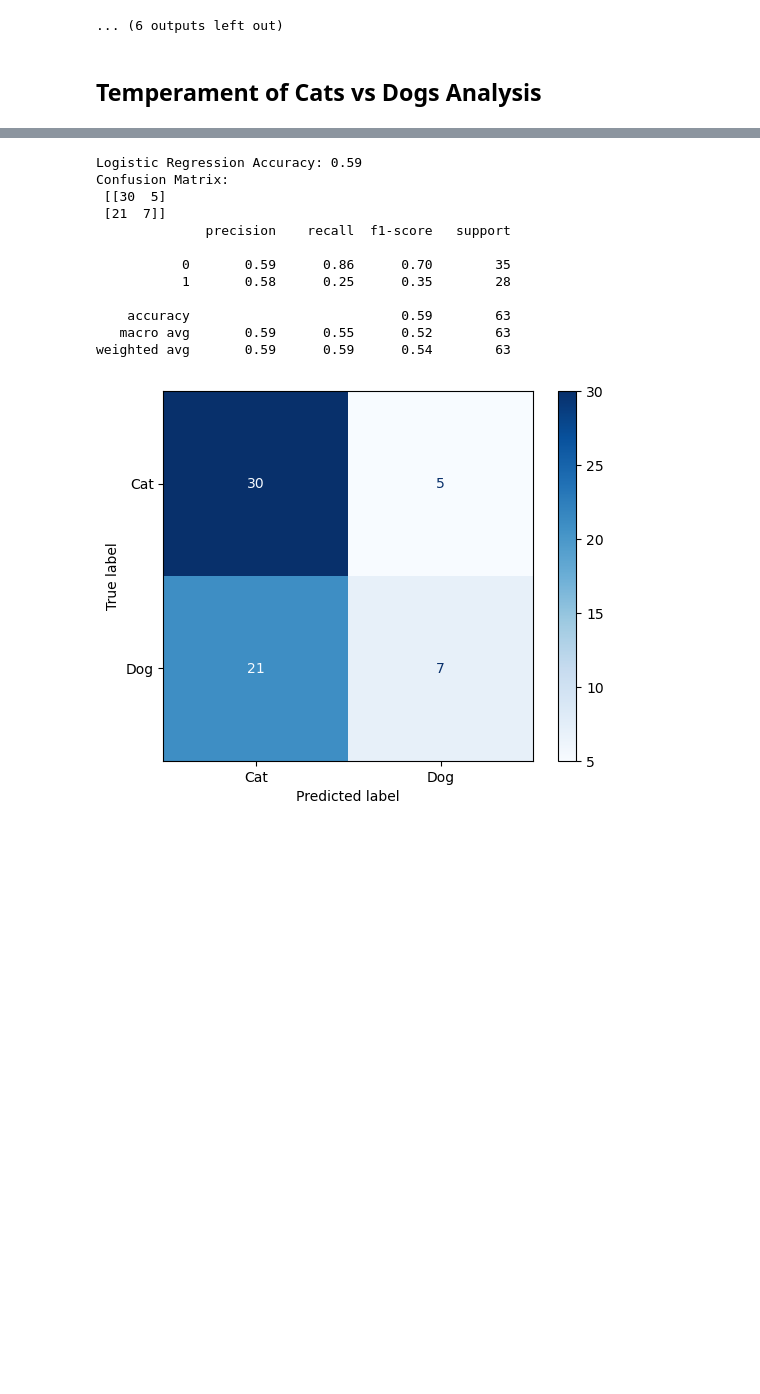
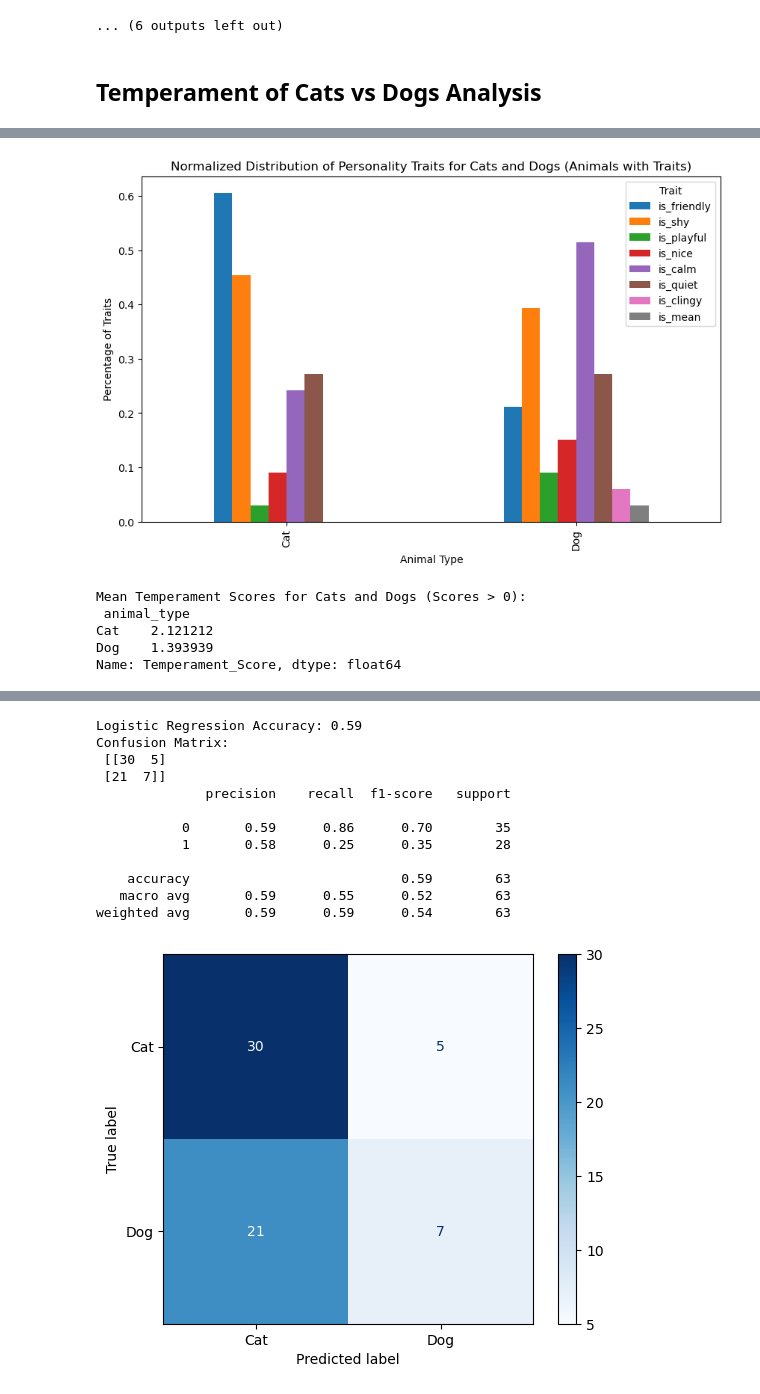
Before and after one commit to thernandez7/Animal-Shelter-Data-Analysis--DS-F24, a Jupyter notebook: animal_shelter_data_analysis.ipynb, the cells around one changed output, grey strips where cells are left out. Drawn from its saved outputs; the diff is of its cells as text; code cells hidden in the pictures; blank space fills up the shorter version.

Commit message:
fixed normalization and mean to consider only cats and dogs with temp scores not 0

```diff
--- a/animal_shelter_data_analysis.ipynb
+++ b/animal_shelter_data_analysis.ipynb
@@ -438,24 +402,4 @@ Dog          0.108280  0.057325   0.012739  0.006369
 # %%
-#Copy
-#Extract Personality Traits from Memo Field
-personality_keywords = ['friendly', 'aggressive', 'shy', 'playful', 'nice', 'calm', 'quiet', \
-                        'clingy', 'mean',]
-for keyword in personality_keywords:
-    data[f'is_{keyword}'] = data['Memo_cleaned'].str.contains(keyword, case=False, na=False).astype(int)
-
-#distribution of personality traits by animal type
-personality_summary = data.groupby('animal_type')[[f'is_{keyword}' for keyword in personality_keywords]].sum()
-print("Personality Traits Summary by Animal Type:\n", personality_summary)
-
-#Bar Plot of Extracted Personality Traits ---
-personality_summary.plot(kind='bar', figsize=(10, 6))
-plt.title('Distribution of Personality Traits by Animal Type')
-plt.xlabel('Animal Type')
-plt.ylabel('Count of Traits')
-plt.legend(title='Trait')
-plt.show()
-
-#-------------------------------------------------------------------------------------------------
 #Filter the summary to include only 'cat' and 'dog'
 filtered_personality_summary = personality_summary.loc[['Cat', 'Dog']]
 print(filtered_personality_summary)
@@ -526,13 +452,14 @@ Dog          0.108280  0.057325   0.012739  0.006369   0.783439
 # %%
+###########
 # Define weights for each temperament trait (can be adjusted based on importance)
 trait_weights = {
-    'is_friendly': 2,
+    'is_friendly': 3,
     'is_aggressive': -3,
     'is_shy': -1,
     'is_playful': 2,
     'is_nice': 2,
-    'is_calm': 2,
-    'is_quiet': 2,
+    'is_calm': 1,
+    'is_quiet': 1,
     'is_clingy': -1,
     'is_mean': -2,
 }
@@ -542,7 +469,39 @@ trait_weights = {
 # Calculate the temperament score for each animal
 pets_data['Temperament_Score'] = sum(pets_data[trait] * weight for trait, weight in trait_weights.items())
 
+# Filter the dataset to include only animals with a total temperament score > 0
+filtered_pets_data = pets_data[(pets_data['animal_type'].isin(['Cat', 'Dog'])) & (pets_data['Temperament_Score'] != 0)]
+
+# Recalculate the personality traits summary for animals with traits
+filtered_personality_summary = filtered_pets_data.groupby('animal_type')[[f'is_{keyword}' for keyword in personality_keywords]].sum()
+print("Filtered Personality Traits Summary by Animal Type:\n", filtered_personality_summary)
+print()
+
+# Calculate the total number of cats and dogs with temperament scores > 0
+filtered_total_counts = filtered_pets_data['animal_type'].value_counts()
+print("Total Counts of Cats and Dogs with Temperament != 0:\n", filtered_total_counts)
+print()
+
+# Normalize the counts using only animals with traits
+normalized_summary = filtered_personality_summary.div(filtered_total_counts[['Cat', 'Dog']], axis=0)
+print("Normalized Personality Traits Summary:\n", normalized_summary)
+print()
+
+# Remove traits with 0 values for both Cats and Dogs
+nonzero_traits = (filtered_personality_summary != 0).any(axis=0)
+filtered_normalized_summary = normalized_summary.loc[:, nonzero_traits]
+print("Filtered Normalized Personality Traits Summary:\n", filtered_normalized_summary)
+print()
+
+# Bar Plot of Normalized Personality Traits for Cats and Dogs (Animals with Traits)
+filtered_normalized_summary.plot(kind='bar', figsize=(10, 6))
+plt.title('Normalized Distribution of Personality Traits for Cats and Dogs (Animals with Traits)')
+plt.xlabel('Animal Type')
+plt.ylabel('Percentage of Traits')
+plt.legend(title='Trait')
+plt.show()
+
 # Display the score distribution
-print(pets_data[['animal_type', 'Temperament_Score']].groupby('animal_type').mean())
-# print(pets_data['Temperament_Score'])
+mean_temperament_scores = filtered_pets_data.groupby('animal_type')['Temperament_Score'].mean()
+print("Mean Temperament Scores for Cats and Dogs (Scores > 0):\n", mean_temperament_scores)
 # %% [output]
@@ -559,0 +525,6 @@ Rodent                 0.000000
+[figure, added]
+Mean Temperament Scores for Cats and Dogs (Scores > 0):
+ animal_type
+Cat    2.121212
+Dog    1.393939
+Name: Temperament_Score, dtype: float64
```
Also changed, not shown: parts of 10 cells of this notebook.
